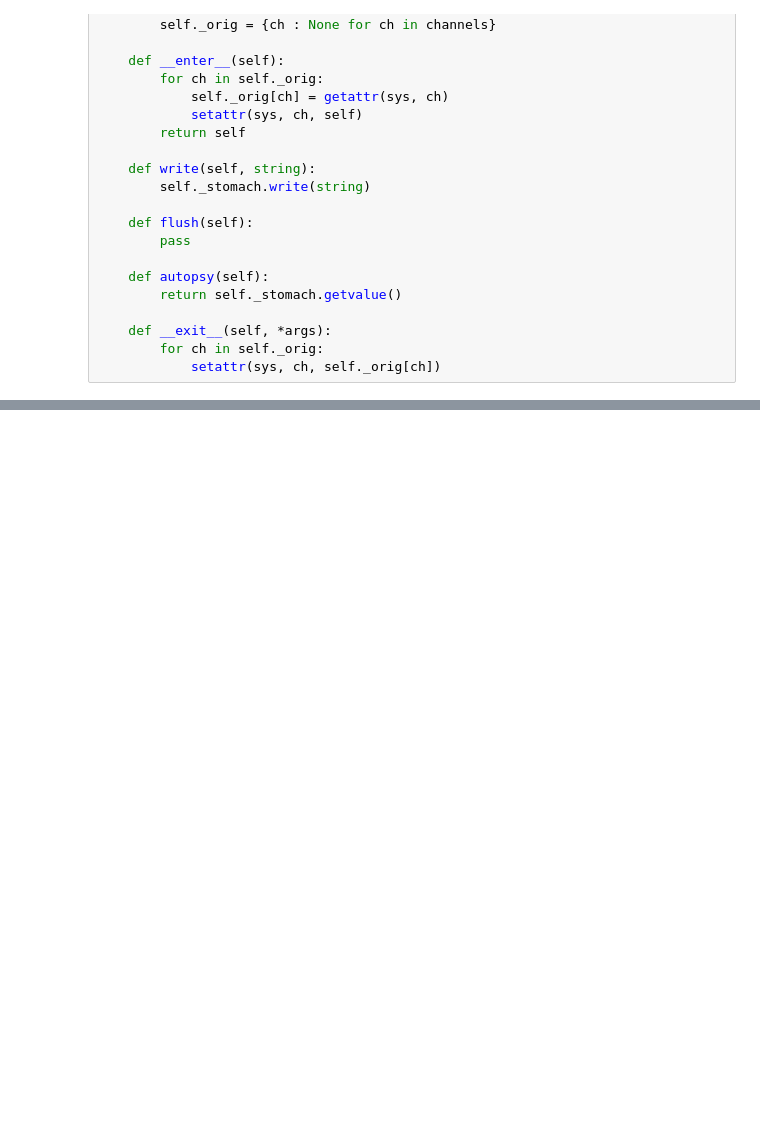
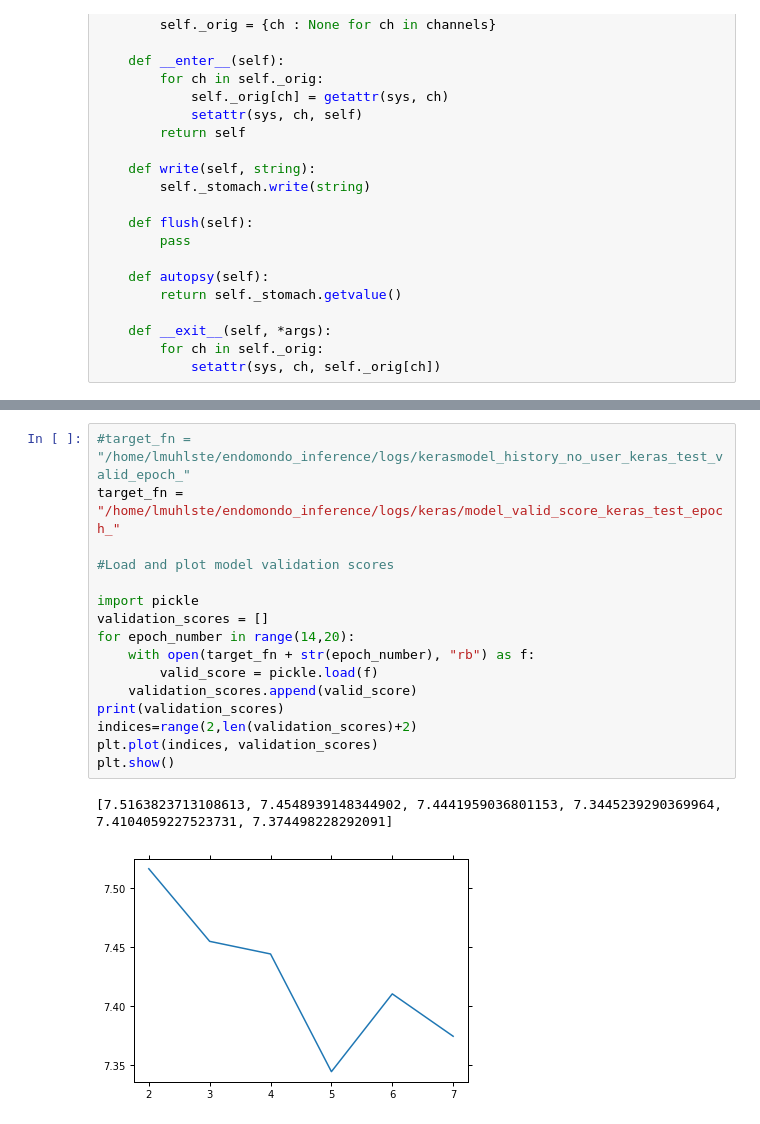
Before and after one commit to Epist/endomondo_inference, a Jupyter notebook: Keras_playground.ipynb, the cells around one changed output, grey strips where cells are left out. Cells and saved outputs as stored; diff of their text form; blank space fills up the shorter version.

```diff
--- a/Keras_playground.ipynb
+++ b/Keras_playground.ipynb
@@ -345,0 +387,19 @@ ValueError: output of generator should be a tuple (x, y, sample_weight) or (x, y
+# %%
+#target_fn = "/home/lmuhlste/endomondo_inference/logs/kerasmodel_history_no_user_keras_test_valid_epoch_"
+target_fn = "/home/lmuhlste/endomondo_inference/logs/keras/model_valid_score_keras_test_epoch_"
+
+#Load and plot model validation scores
+
+import pickle
+validation_scores = []
+for epoch_number in range(14,20):
+    with open(target_fn + str(epoch_number), "rb") as f:
+        valid_score = pickle.load(f)
+    validation_scores.append(valid_score)
+print(validation_scores)
+indices=range(2,len(validation_scores)+2)
+plt.plot(indices, validation_scores)
+plt.show()
+# %% [output]
+[7.5163823713108613, 7.4548939148344902, 7.4441959036801153, 7.3445239290369964, 7.4104059227523731, 7.374498228292091]
+[figure, added]
```
Also changed, not shown: parts of 19 cells of this notebook, 6 other files.
